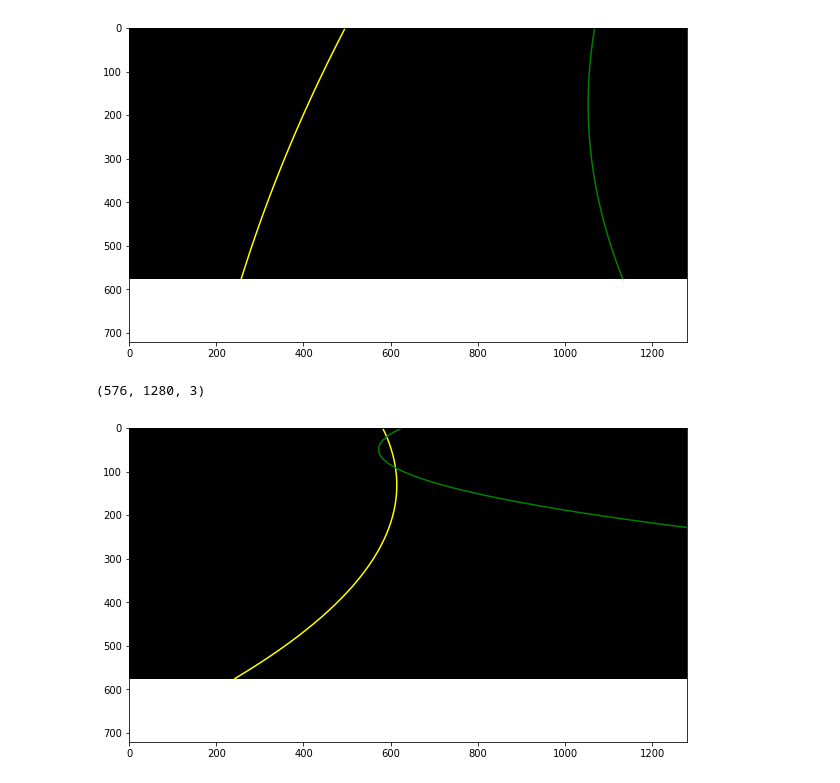
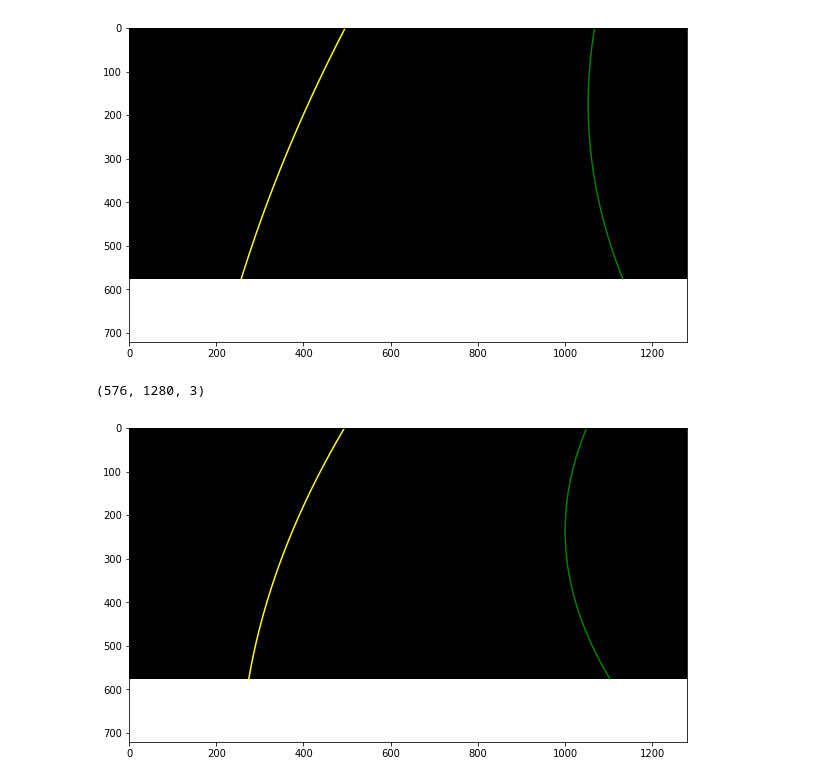
Before and after one commit to riochuong/CarND-Advanced-Lane-Lines, a Jupyter notebook: Advance Lane Detection.ipynb, the cells around one changed output. Saved outputs shown, nothing was run; the diff lists cells and outputs as text; code cells hidden in the pictures.

```diff
--- a/Advance Lane Detection.ipynb
+++ b/Advance Lane Detection.ipynb
@@ -377,7 +377,7 @@ def fit_poly(img_shape, leftx, lefty, rightx, righty):
 
     return left_fit, right_fit, left_fitx, right_fitx, ploty
 # %%
-def search_around_poly(binary_warped, left_fit, right_fit, margin=100):
+def search_around_poly(binary_warped, left_fit, right_fit, margin=100, thershold=0.8):
     nonzero = binary_warped.nonzero()
     nonzero_y = np.array(nonzero[0])
     nonzero_x = np.array(nonzero[1])
@@ -385,11 +385,18 @@ def search_around_poly(binary_warped, left_fit, right_fit, margin=100):
     # search around the current left fit and right fit
     left_lane_x_margin_left = (left_fit[0] * (nonzero_y**2) + left_fit[1] * nonzero_y + left_fit[2] - margin)
     left_lane_x_margin_right = (left_fit[0] * (nonzero_y**2) + left_fit[1] * nonzero_y + left_fit[2] + margin)
-    left_lane_ids = nonzero_x[(nonzero_x >= left_lane_x_margin_left) & (nonzero_x < left_lane_x_margin_right)].nonzero()[0]
+    left_lane_ids = (nonzero_x >= left_lane_x_margin_left) & (nonzero_x < left_lane_x_margin_right)
 
     right_lane_x_margin_left = (right_fit[0] * (nonzero_y**2) + right_fit[1] * nonzero_y + right_fit[2] - margin)
     right_lane_x_margin_right = (right_fit[0] * (nonzero_y**2) + right_fit[1] * nonzero_y + right_fit[2] + margin)
-    right_lane_ids = nonzero_x[(nonzero_x >= right_lane_x_margin_left) & (nonzero_x < right_lane_x_margin_right)].nonzero()[0]
+    right_lane_ids = (nonzero_x >= right_lane_x_margin_left) & (nonzero_x < right_lane_x_margin_right)
+
+    # TODO:
+    # if number of pixels ids is smaller than some threshold
+    # return none so we will use sliding windows to rediscover the windows
+    if (len(left_lane_ids) + len(right_lane_ids)) / np.float(len(nonzero_x)) < threshold:
+        return None, None, None, None, None
+
 
     leftx = nonzero_x[left_lane_ids]
     lefty = nonzero_y[left_lane_ids]
@@ -414,8 +421,8 @@ def plot_x_y(warped_image, left_fit, right_fit):
     plt.xlim(0, 1280)
     plt.ylim(720, 0)
 # %%
-left_fit, right_fit, _, _, _ = search_around_poly(warped2, left_fit, right_fit)
-plot_x_y(warped, left_fit, right_fit)
+left_fit2, right_fit2, _, _, _ = search_around_poly(warped2, left_fit, right_fit)
+plot_x_y(warped2, left_fit2, right_fit2)
 # %% [output]
 (576, 1280, 3)
-[figure, old version]
+[figure, new version]
```
Also changed, not shown: parts of 5 cells of this notebook, 10 other files.
